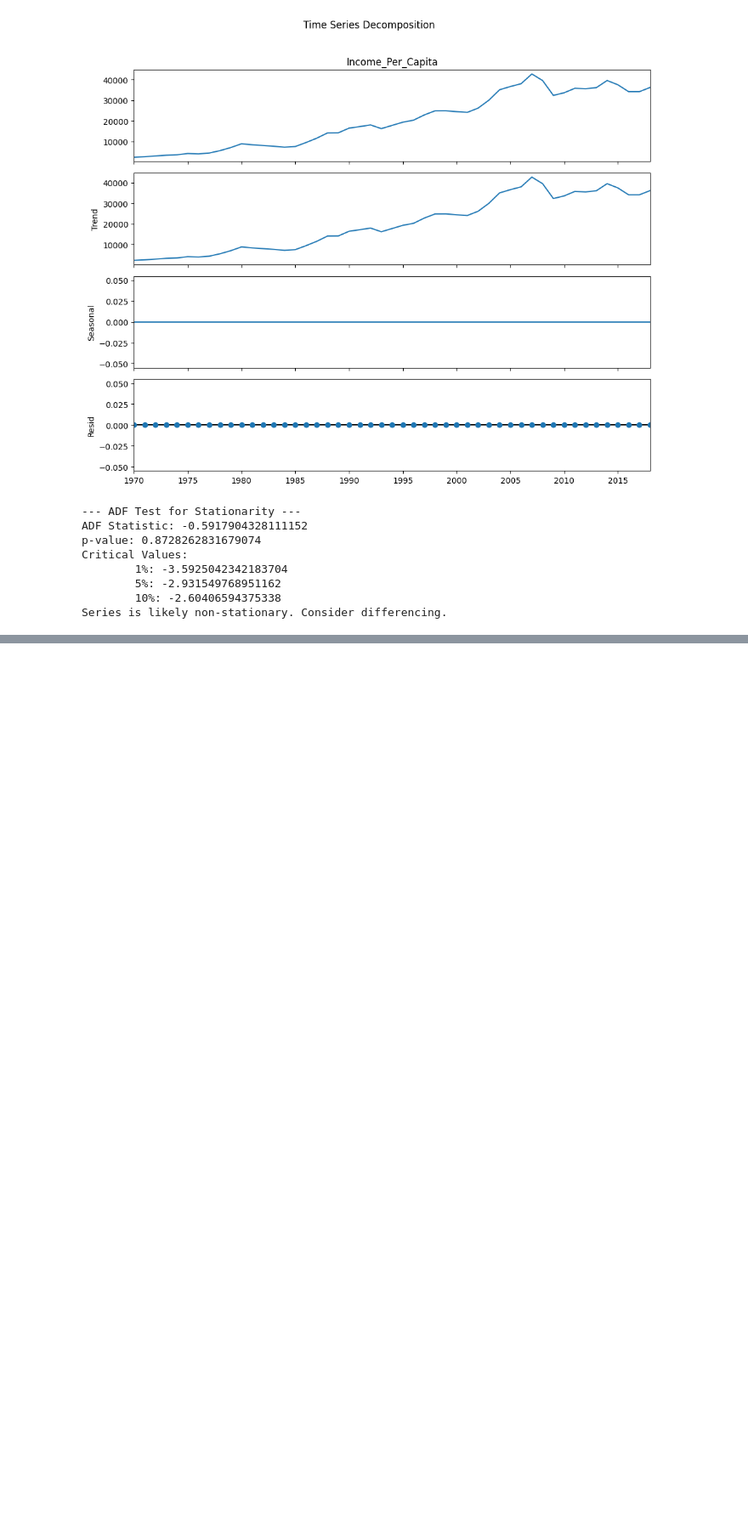
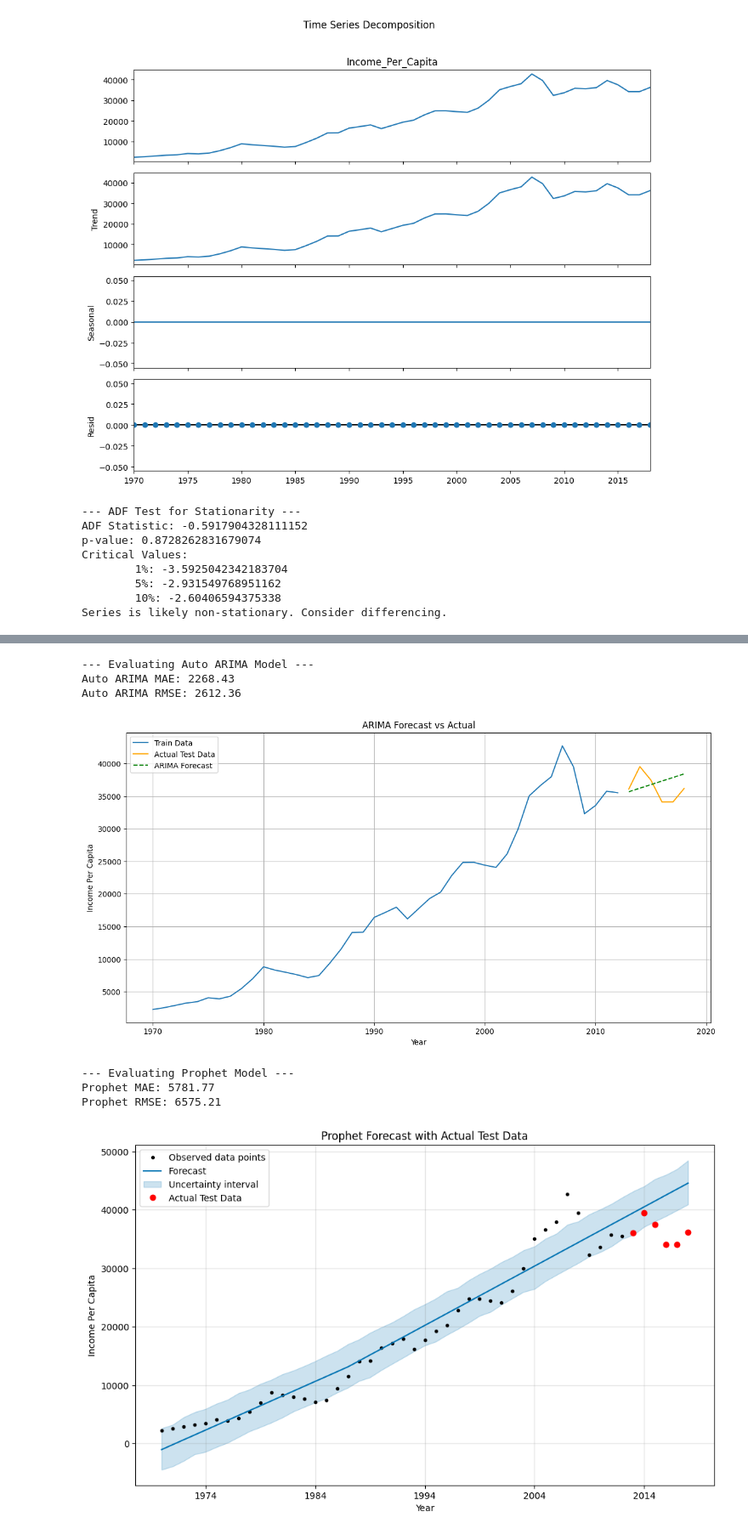
Before and after one commit to ASudu/EpiCoV_Summer25, a Jupyter notebook: src/ts_forecasting.ipynb, the cells around one changed output, grey strips where cells are left out. Shown at 85% size. Saved outputs shown, nothing was run; the diff lists cells and outputs as text; code cells hidden in the pictures; blank space fills up the shorter version.

```diff
--- a/src/ts_forecasting.ipynb
+++ b/src/ts_forecasting.ipynb
@@ -209,3 +210,13 @@ Critical Values:
         5%: -2.931549768951162
         10%: -2.60406594375338
 Series is likely non-stationary. Consider differencing.
+# %%
+# --- 3. Train-Test Split ---
+print("--- Performing Train-Test Split ---")
+# Split data into training and testing sets
+# Test set will be the last `FORECAST_HORIZON` years (2014-2019)
+train_data = df1[~df1["Income_Per_Capita"].isnull()].iloc[:-FORECAST_HORIZON] # Data from 1970 to 2013
+test_data = df1[~df1["Income_Per_Capita"].isnull()].iloc[-FORECAST_HORIZON:]  # Data from 2014 to 2019
+
+print(f"Train data from {train_data.index.min().year} to {train_data.index.max().year}")
+print(f"Test data from {test_data.index.min().year} to {test_data.index.max().year}")
@@ -211,0 +304,63 @@ Series is likely non-stationary. Consider differencing.
+# %%
+# --- 5. Evaluation ---
+
+# Forecast with Auto ARIMA
+print("\n--- Evaluating Auto ARIMA Model ---")
+arima_forecast = arima_model.predict(n_periods=FORECAST_HORIZON)
+arima_forecast_series = pd.Series(arima_forecast, index=test_data.index)
+
+# Evaluate ARIMA
+arima_mae = mean_absolute_error(test_data[TARGET_COLUMN], arima_forecast_series)
+arima_rmse = np.sqrt(mean_squared_error(test_data[TARGET_COLUMN], arima_forecast_series))
+print(f'Auto ARIMA MAE: {arima_mae:.2f}')
+print(f'Auto ARIMA RMSE: {arima_rmse:.2f}')
+
+# Plot ARIMA forecast vs actual
+plt.figure(figsize=(14, 7))
+plt.plot(train_data.index, train_data[TARGET_COLUMN], label='Train Data')
+plt.plot(test_data.index, test_data[TARGET_COLUMN], label='Actual Test Data', color='orange')
+plt.plot(arima_forecast_series.index, arima_forecast_series, label='ARIMA Forecast', color='green', linestyle='--')
+plt.title('ARIMA Forecast vs Actual')
+plt.xlabel('Year')
+plt.ylabel('Income Per Capita')
+plt.legend()
+plt.grid(True)
+plt.savefig('arima_forecast_vs_actual.png')
+plt.show()
+
+# Forecast with Prophet
+print("\n--- Evaluating Prophet Model ---")
+# Create future dataframe for Prophet predictions
+future = prophet_model.make_future_dataframe(periods=FORECAST_HORIZON, freq='YS')
+prophet_forecast = prophet_model.predict(future)
+
+# Filter Prophet forecast to just the test period
+prophet_forecast_test = prophet_forecast[prophet_forecast['ds'].isin(test_data.index)]
+prophet_forecast_test_values = prophet_forecast_test['yhat']
+
+# Evaluate Prophet
+prophet_mae = mean_absolute_error(test_data[TARGET_COLUMN], prophet_forecast_test_values)
+prophet_rmse = np.sqrt(mean_squared_error(test_data[TARGET_COLUMN], prophet_forecast_test_values))
+print(f'Prophet MAE: {prophet_mae:.2f}')
+print(f'Prophet RMSE: {prophet_rmse:.2f}')
+
+# Plot Prophet forecast vs actual
+fig_prophet = prophet_model.plot(prophet_forecast)
+ax = fig_prophet.gca()
+ax.plot(test_data.index, test_data[TARGET_COLUMN], 'ro', label='Actual Test Data') # Plot actual test points
+ax.set_title('Prophet Forecast with Actual Test Data')
+ax.set_xlabel('Year')
+ax.set_ylabel('Income Per Capita')
+plt.legend()
+plt.savefig('prophet_forecast_vs_actual.png')
+plt.show()
+prophet_model.plot_components(prophet_forecast).savefig('prophet_components.png')
+# %% [output]
+--- Evaluating Auto ARIMA Model ---
+Auto ARIMA MAE: 2268.43
+Auto ARIMA RMSE: 2612.36
+[figure, added]
+--- Evaluating Prophet Model ---
+Prophet MAE: 5781.77
+Prophet RMSE: 6575.21
+[figure, added]
```
Also changed, not shown: parts of 13 cells of this notebook, 3 other files.
